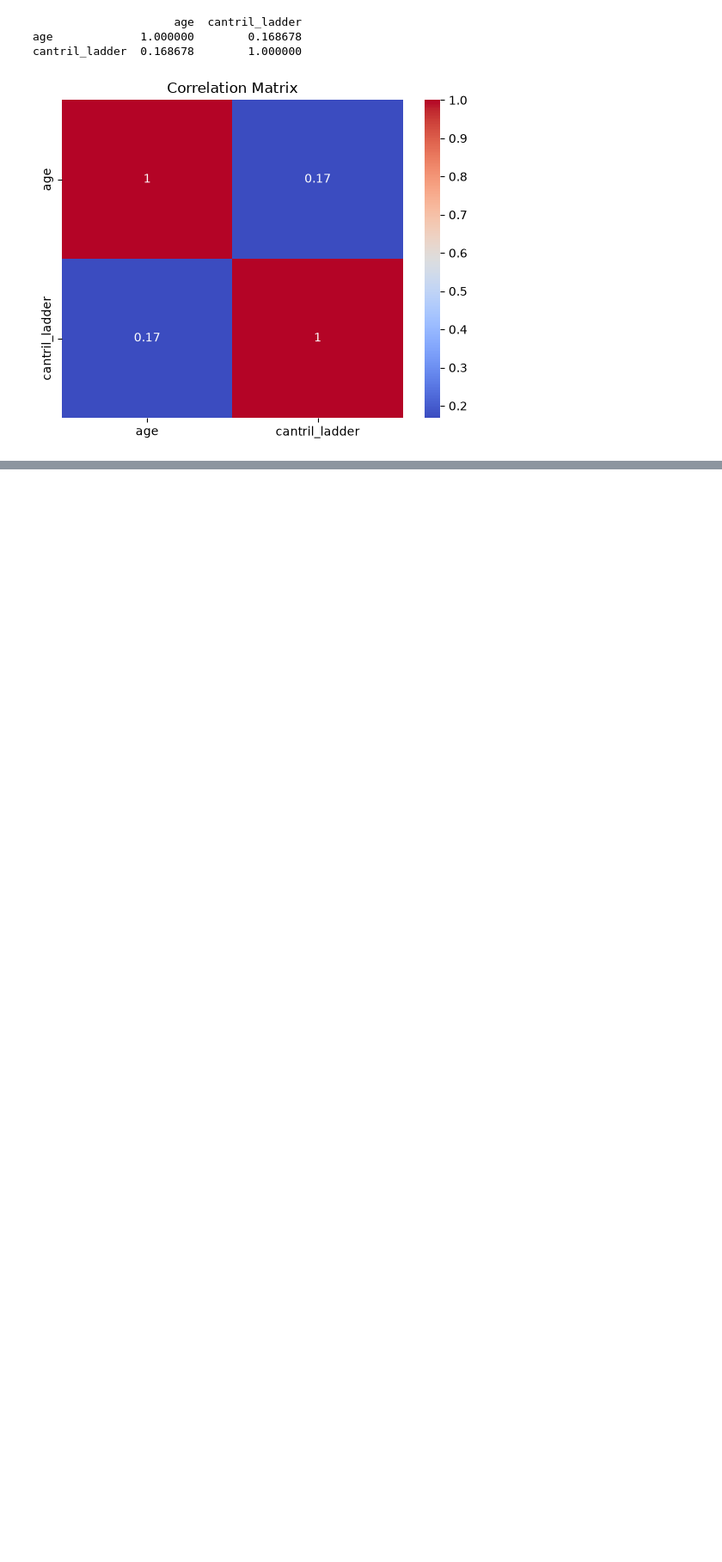
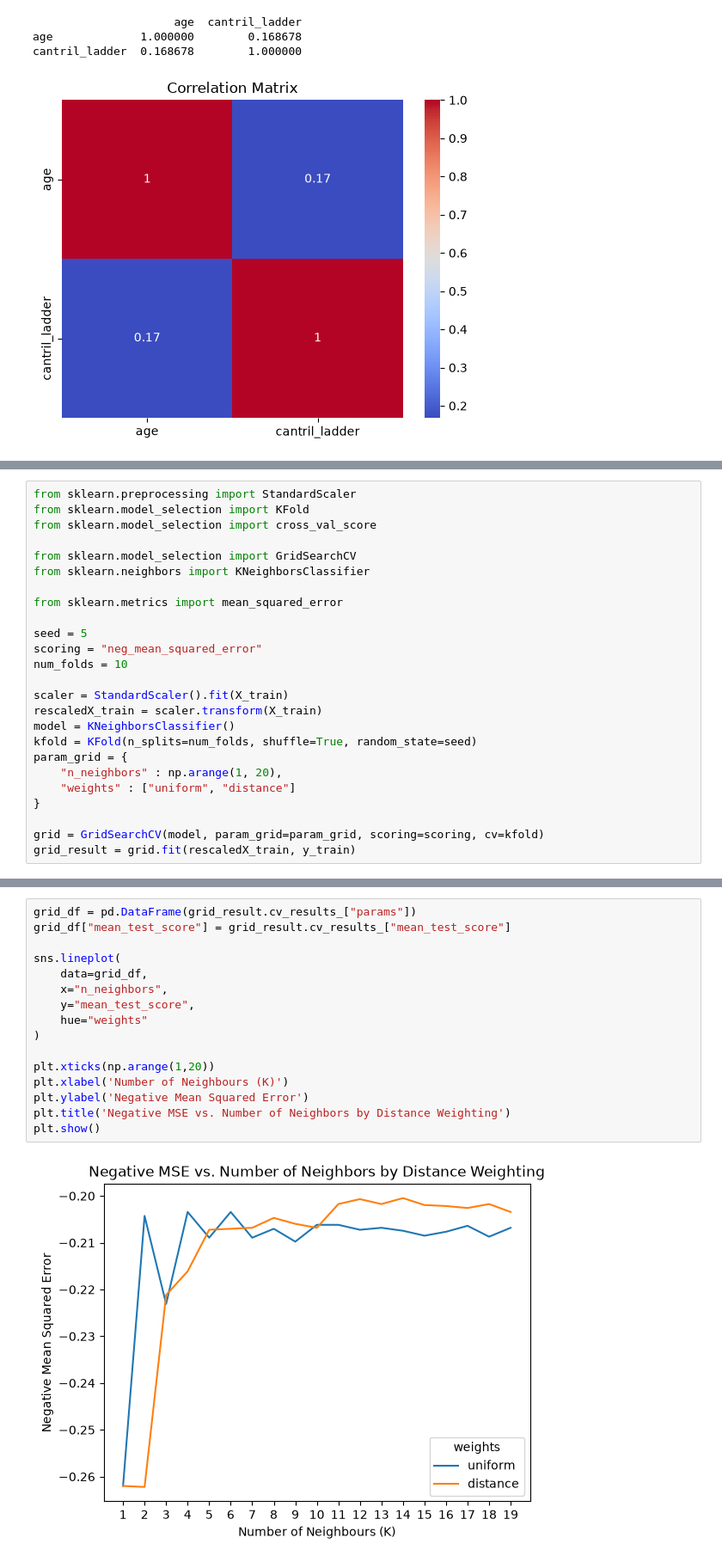
Before and after one commit to y4nxunj/rsm8413-a1, a Jupyter notebook: EDA1.ipynb, the cells around one changed output, grey strips where cells are left out. Shown at 86% size. Cells and saved outputs as stored; diff of their text form; blank space fills up the shorter version.

Commit message:
Tune KNN model

```diff
--- a/EDA1.ipynb
+++ b/EDA1.ipynb
@@ -634,0 +659,25 @@ cantril_ladder  0.168678        1.000000
+# %%
+from sklearn.preprocessing import StandardScaler
+from sklearn.model_selection import KFold
+from sklearn.model_selection import cross_val_score
+
+from sklearn.model_selection import GridSearchCV
+from sklearn.neighbors import KNeighborsClassifier
+
+from sklearn.metrics import mean_squared_error
+
+seed = 5
+scoring = "neg_mean_squared_error"
+num_folds = 10
+
+scaler = StandardScaler().fit(X_train)
+rescaledX_train = scaler.transform(X_train)
+model = KNeighborsClassifier()
+kfold = KFold(n_splits=num_folds, shuffle=True, random_state=seed)
+param_grid = {
+    "n_neighbors" : np.arange(1, 20),
+    "weights" : ["uniform", "distance"]
+}
+
+grid = GridSearchCV(model, param_grid=param_grid, scoring=scoring, cv=kfold)
+grid_result = grid.fit(rescaledX_train, y_train)
@@ -634,0 +688,18 @@ cantril_ladder  0.168678        1.000000
+# %%
+grid_df = pd.DataFrame(grid_result.cv_results_["params"])
+grid_df["mean_test_score"] = grid_result.cv_results_["mean_test_score"]
+
+sns.lineplot(
+    data=grid_df,
+    x="n_neighbors",
+    y="mean_test_score",
+    hue="weights"
+)
+
+plt.xticks(np.arange(1,20))
+plt.xlabel('Number of Neighbours (K)')
+plt.ylabel('Negative Mean Squared Error')
+plt.title('Negative MSE vs. Number of Neighbors by Distance Weighting')
+plt.show()
+# %% [output]
+[figure, added]
```
Also changed, not shown: parts of 6 cells of this notebook.
